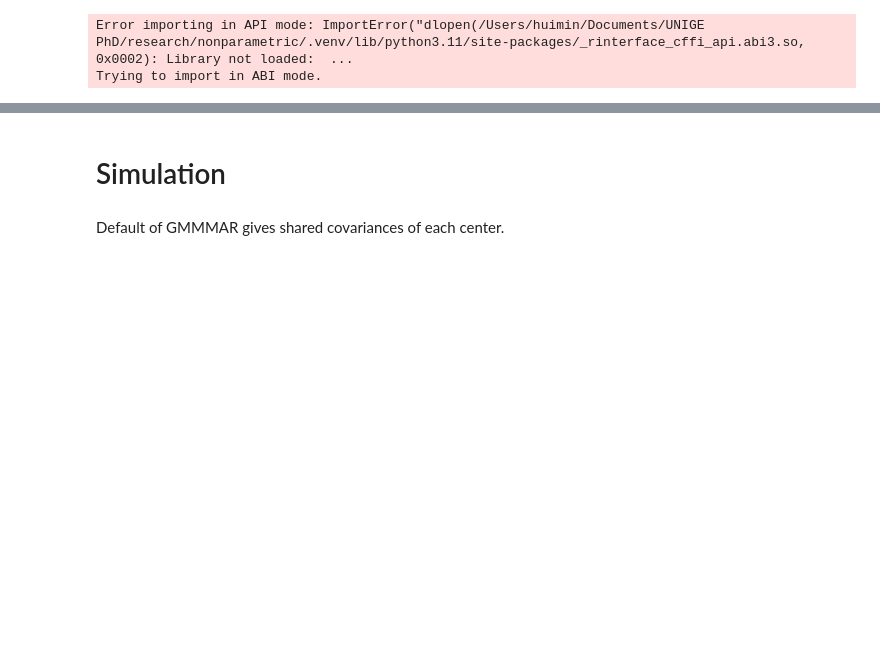
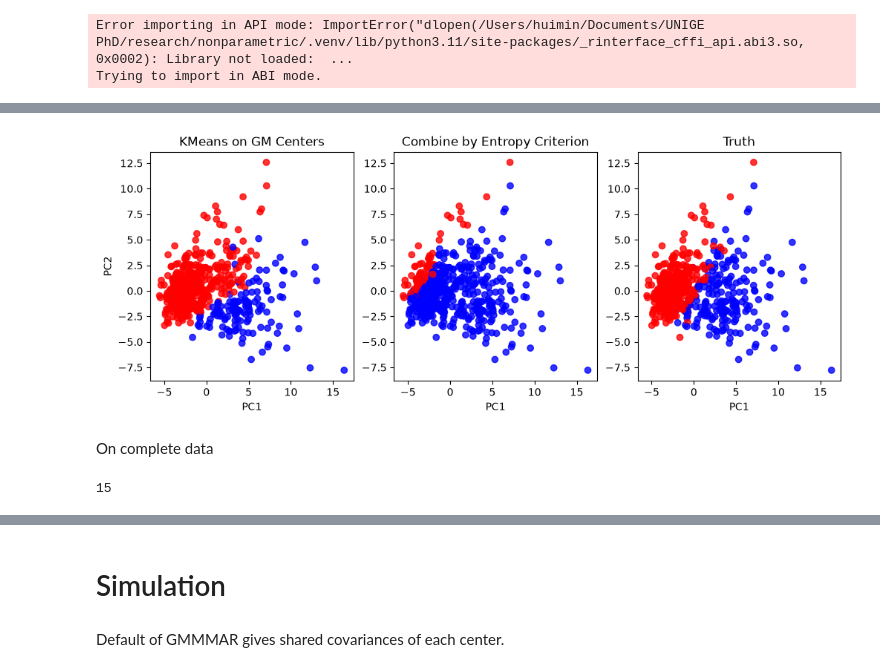
Before and after one commit to huimin-hu-stat/MAR-v2, a Jupyter notebook: clustering.ipynb, the cells around one changed output, grey strips where cells are left out. Cells and saved outputs as stored; diff of their text form; code cells hidden in the pictures; blank space fills up the shorter version.

```diff
--- a/clustering.ipynb
+++ b/clustering.ipynb
@@ -91,0 +21,9 @@ class Clustering(GaussianMixtureMAR):
+# %%
+# Load data
+data = load_breast_cancer(as_frame=False)
+X, y = data.data, data.target
+
+# MAR
+am = AmputeMAR()
+M = am.ampute(torch.tensor(X))[1]
+X = torch.tensor(X)
@@ -91,0 +145,35 @@ class Clustering(GaussianMixtureMAR):
+# %%
+_, axes = plt.subplots(1,3, figsize=(12,4))
+
+axes[0].scatter(pcs[:,0], pcs[:,1], c=np.where(labels_centers, 'red', 'blue'), alpha=0.8)
+axes[0].set_title('KMeans on GM Centers')
+axes[0].set_xlabel("PC1")
+axes[0].set_ylabel("PC2")
+
+axes[1].scatter(pcs[:,0], pcs[:,1], c=np.where(labels_entropy_combi, 'red', 'blue'), alpha=0.8)
+axes[1].set_title('Combine by Entropy Criterion')
+axes[1].set_xlabel("PC1")
+
+axes[2].scatter(pcs[:,0], pcs[:,1], c=np.where(y, 'red', 'blue'), alpha=0.8)
+axes[2].set_title('Truth')
+axes[2].set_xlabel("PC1")
+
+plt.savefig('results/clustering2.png',dpi=300,
+    bbox_inches="tight",)
+
+plt.show()
+# %% [output]
+[figure, added]
+# %% [markdown]
+On complete data
+# %%
+# Clustering on complete data
+Mfull = torch.ones_like(X)
+clfull = Clustering(X, Mfull, k_range=(0,50), cov_type='diag', random_state=None)
+print(clfull.best_k) # Check k_range
+
+labels0_f = clfull.which_cluster(X, Mfull)
+labels_centers_f = clfull.cluster_through_centers(X, Mfull)
+labels_entropy_combi_f = entropy_combi(tau=cl.get_resp(X, Mfull), n_clusters=2).labels
+# %% [output]
+15
```
Also changed, not shown: parts of 31 cells of this notebook, 7 other files.
